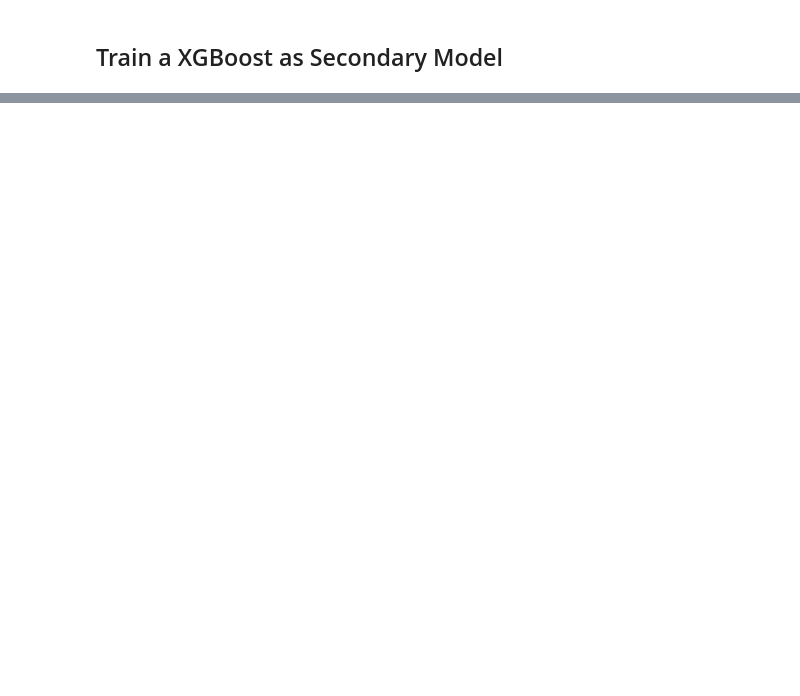
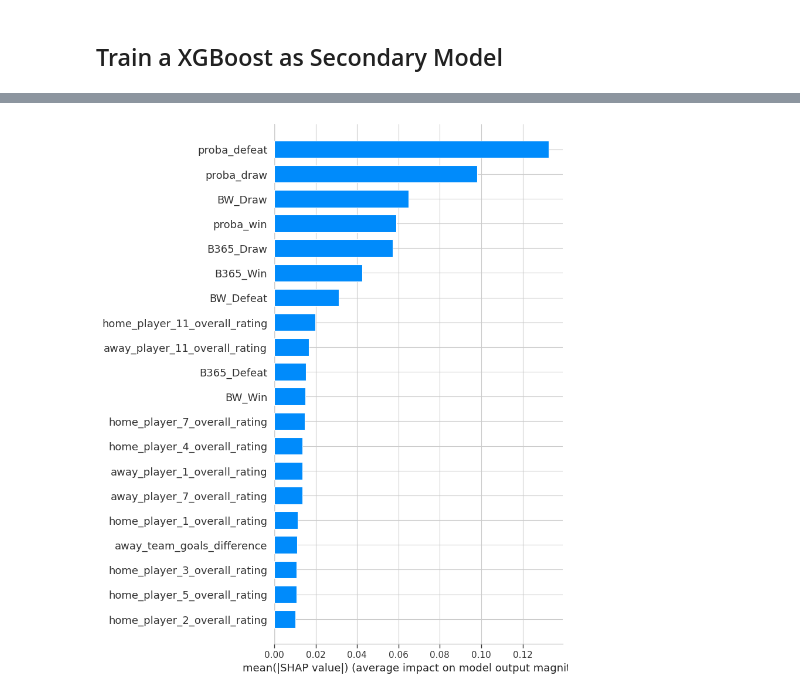
Before and after one commit to leolabla/MetaLabelingSportsPrediction, a Jupyter notebook: Modeling(2)(1).ipynb, the cells around one changed output, grey strips where cells are left out. Cells and saved outputs as stored; diff of their text form; code cells hidden in the pictures; blank space fills up the shorter version.

```diff
--- a/Modeling(2)(1).ipynb
+++ b/Modeling(2)(1).ipynb
@@ -1387,0 +1435,10 @@ Percentage correct where meta model allows prediction: 0.5910 (1201/2032)
+# %%
+import shap
+
+explainer = shap.Explainer(meta_clf_LGBM, X_meta_train.astype(float))
+
+shap_values = explainer(X_meta_test.astype(float))
+
+shap.summary_plot(shap_values, X_meta_test, plot_type="bar")
+# %% [output]
+[figure, added]
```
Also changed, not shown: parts of 14 cells of this notebook, 1 other file.
